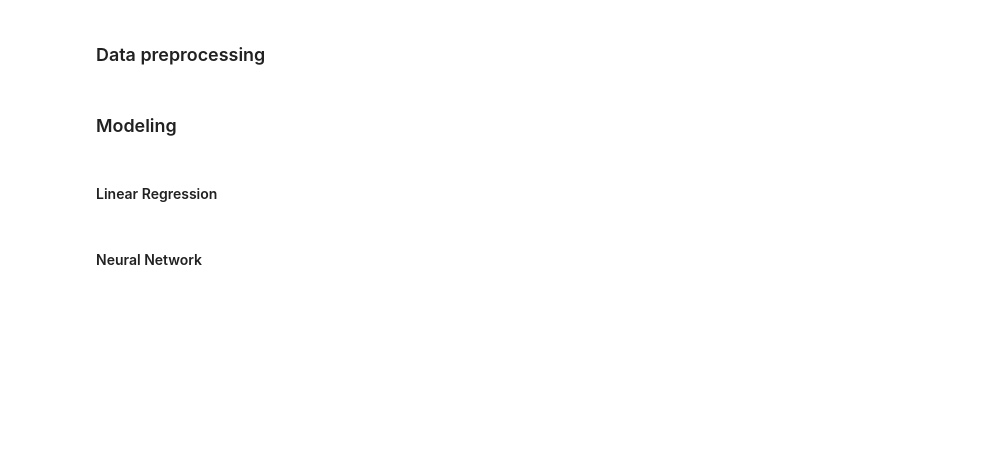
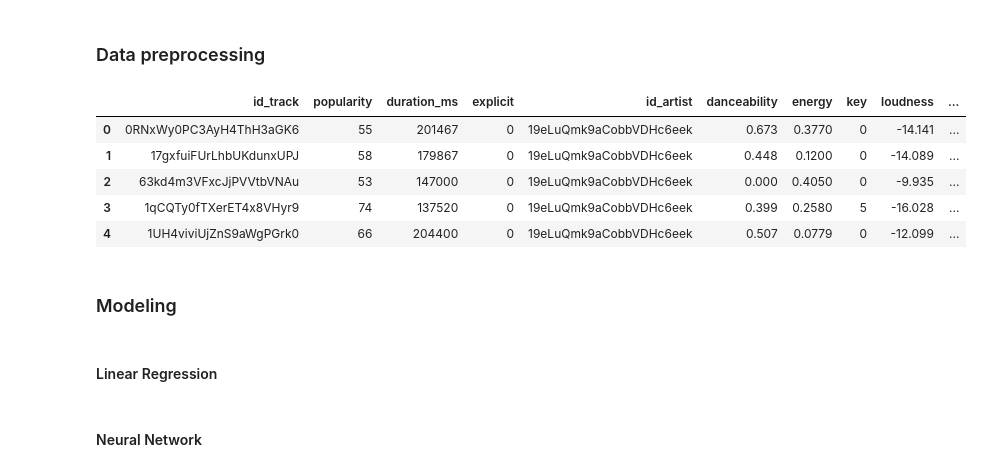
Before and after one commit to kklassa/playlist-predictions, a Jupyter notebook: notebooks/model_training.ipynb, the cells around one changed output. Cells and saved outputs as stored; diff of their text form; code cells hidden in the pictures; blank space fills up the shorter version.

```diff
--- a/notebooks/model_training.ipynb
+++ b/notebooks/model_training.ipynb
@@ -42,3 +33,12 @@ data = data.drop(data[data['week_number'] == no_weeks].index)
+# %%
+data.head()
+# %% [output]
+|  | id_track | popularity | duration_ms | explicit | id_artist | danceability | energy | key | loudness | ... |
+| 0 | 0RNxWy0PC3AyH4ThH3aGK6 | 55 | 201467 | 0 | 19eLuQmk9aCobbVDHc6eek | 0.673 | 0.3770 | 0 | -14.141 | ... |
+| 1 | 17gxfuiFUrLhbUKdunxUPJ | 58 | 179867 | 0 | 19eLuQmk9aCobbVDHc6eek | 0.448 | 0.1200 | 0 | -14.089 | ... |
+| 2 | 63kd4m3VFxcJjPVVtbVNAu | 53 | 147000 | 0 | 19eLuQmk9aCobbVDHc6eek | 0.000 | 0.4050 | 0 | -9.935 | ... |
+| 3 | 1qCQTy0fTXerET4x8VHyr9 | 74 | 137520 | 0 | 19eLuQmk9aCobbVDHc6eek | 0.399 | 0.2580 | 5 | -16.028 | ... |
+| 4 | 1UH4viviUjZnS9aWgPGrk0 | 66 | 204400 | 0 | 19eLuQmk9aCobbVDHc6eek | 0.507 | 0.0779 | 0 | -12.099 | ... |
 # %%
 features_to_normalize = ['popularity', 'duration_ms', 'danceability', 'energy', 'key', 'loudness', 'speechiness',
                          'acousticness', 'instrumentalness', 'liveness', 'valence', 'tempo', 'artist_popularity',
```
Also changed, not shown: parts of 14 cells of this notebook, 4 other files.
